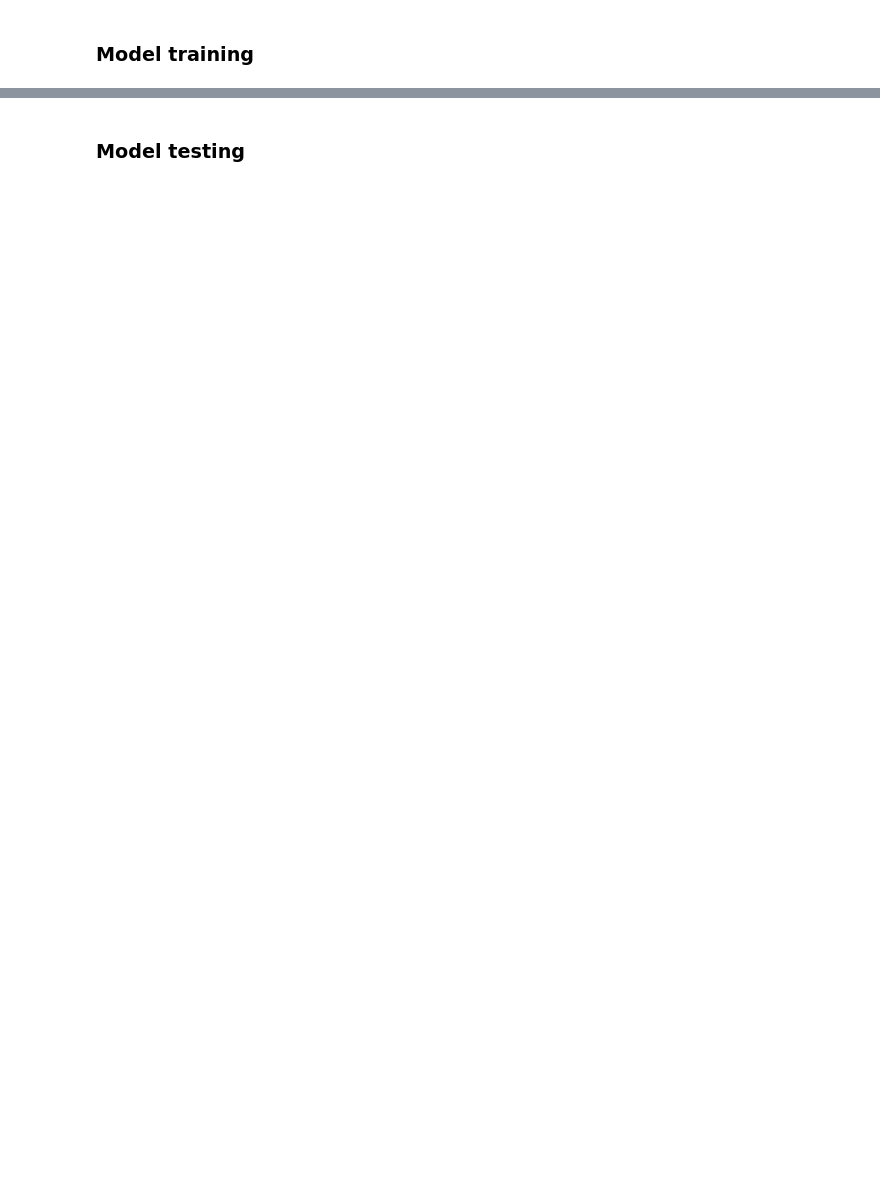
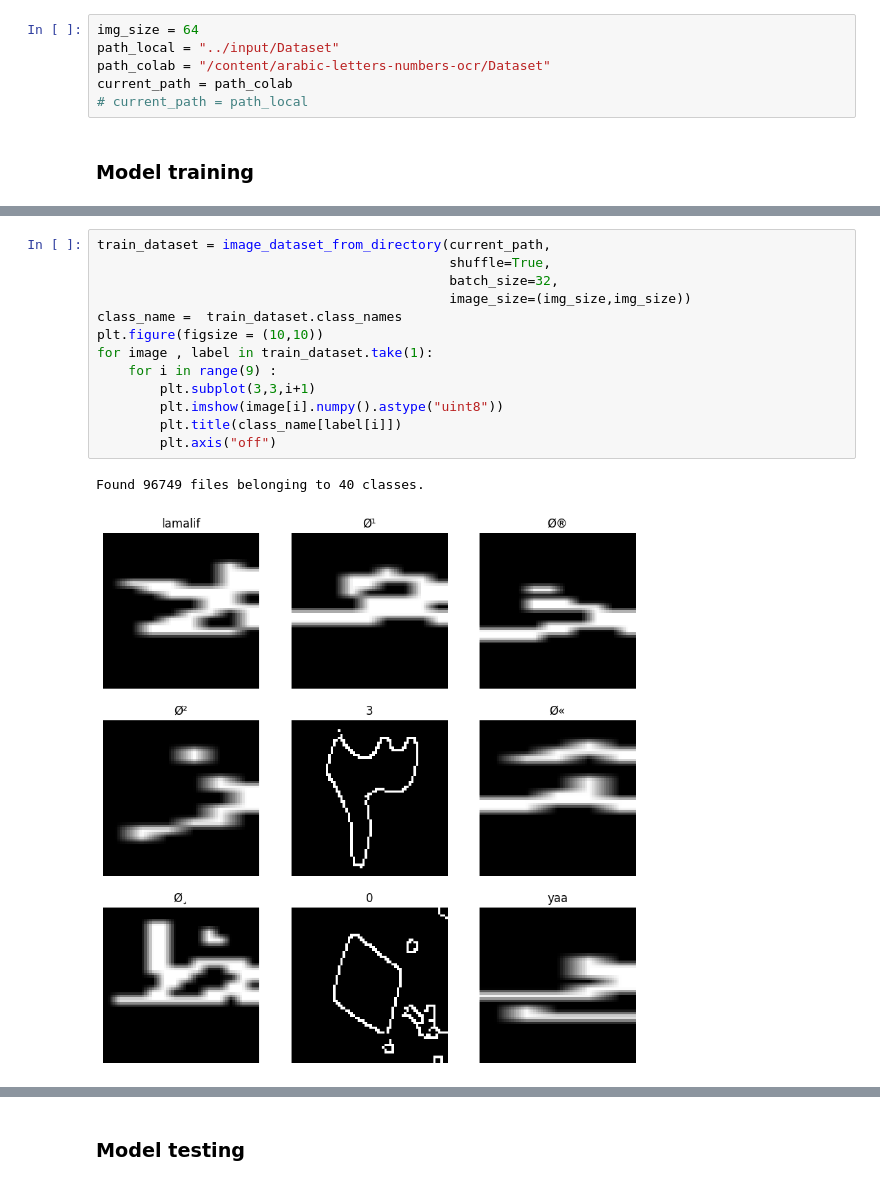
Before and after one commit to Maioy97/api-arachar-classification, a Jupyter notebook: ArabicCharecterClassification.ipynb, the cells around one changed output, grey strips where cells are left out. Drawn from its saved outputs; the diff is of its cells as text; blank space fills up the shorter version.

Commit message:
training code almost complete

```diff
--- a/ArabicCharecterClassification.ipynb
+++ b/ArabicCharecterClassification.ipynb
@@ -127,2 +203,8 @@ dirlist
+# %%
+img_size = 64
+path_local = "../input/Dataset"
+path_colab = "/content/arabic-letters-numbers-ocr/Dataset"
+current_path = path_colab
+# current_path = path_local
 # %% [markdown]
 ### Model training
@@ -128,0 +241,16 @@ dirlist
+# %%
+train_dataset = image_dataset_from_directory(current_path,
+                                             shuffle=True,
+                                             batch_size=32,
+                                             image_size=(img_size,img_size))
+class_name =  train_dataset.class_names
+plt.figure(figsize = (10,10))
+for image , label in train_dataset.take(1):
+    for i in range(9) :
+        plt.subplot(3,3,i+1)
+        plt.imshow(image[i].numpy().astype("uint8"))
+        plt.title(class_name[label[i]])
+        plt.axis("off")
+# %% [output]
+Found 96749 files belonging to 40 classes.
+[figure, added]
```
Also changed, not shown: parts of 19 cells of this notebook.
